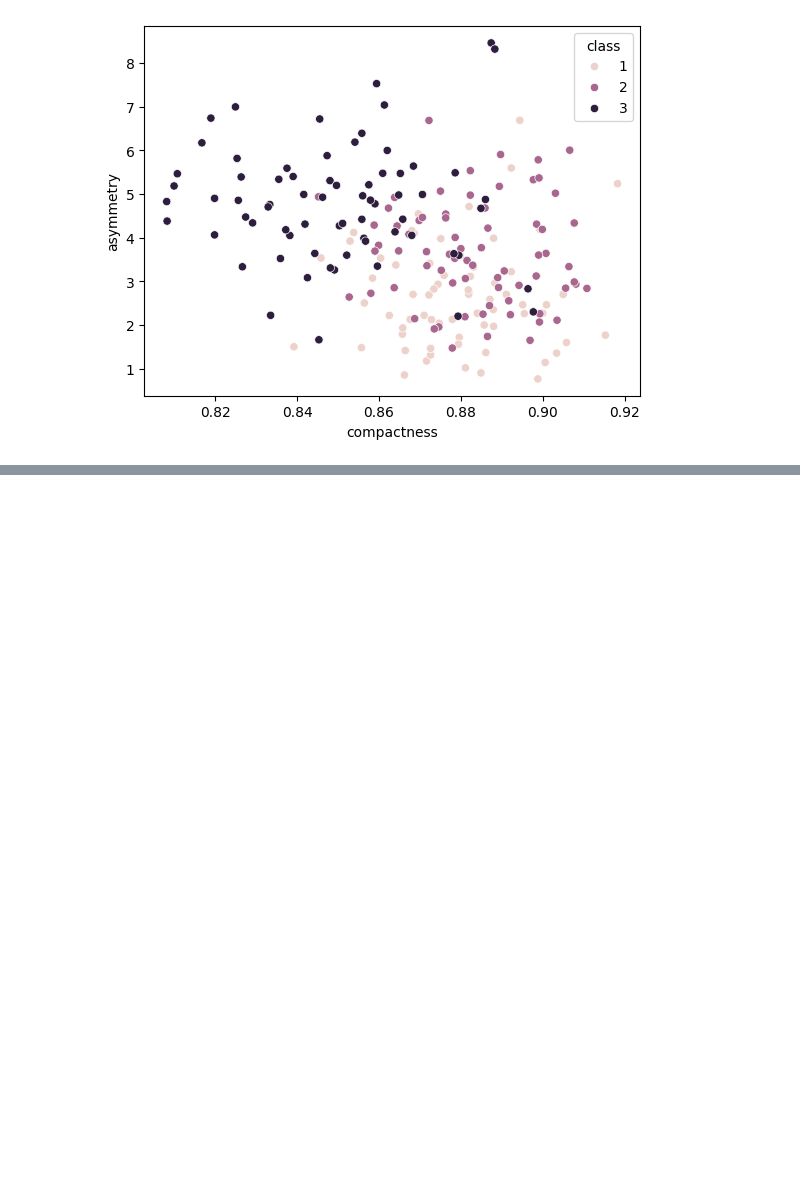
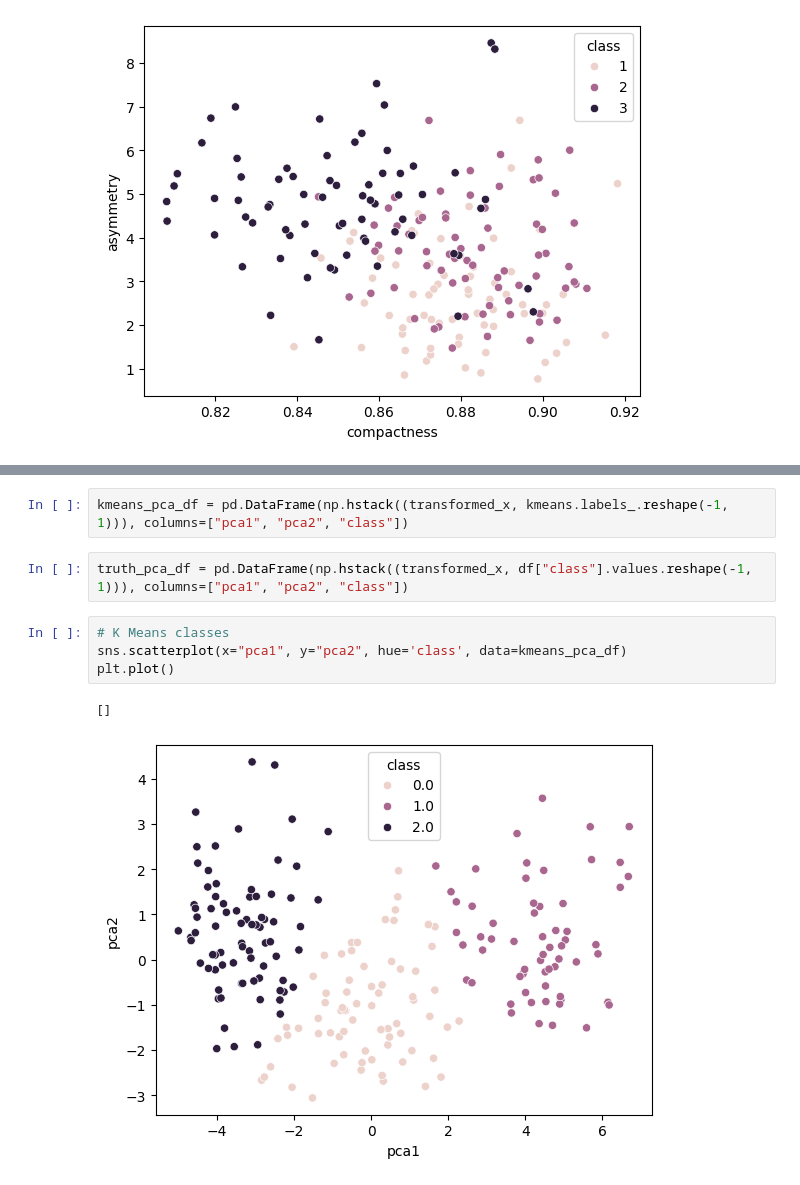
Before and after one commit to Rishi-Mishra0704/ML-Seeds, a Jupyter notebook: main.ipynb, the cells around one changed output, grey strips where cells are left out. Cells and saved outputs as stored; diff of their text form; blank space fills up the shorter version.

```diff
--- a/main.ipynb
+++ b/main.ipynb
@@ -87,0 +116,11 @@ plt.plot()
+# %%
+kmeans_pca_df = pd.DataFrame(np.hstack((transformed_x, kmeans.labels_.reshape(-1, 1))), columns=["pca1", "pca2", "class"])
+# %%
+truth_pca_df = pd.DataFrame(np.hstack((transformed_x, df["class"].values.reshape(-1, 1))), columns=["pca1", "pca2", "class"])
+# %%
+# K Means classes
+sns.scatterplot(x="pca1", y="pca2", hue='class', data=kmeans_pca_df)
+plt.plot()
+# %% [output]
+[]
+[figure, added]
```
Also changed, not shown: parts of 10 cells of this notebook.
